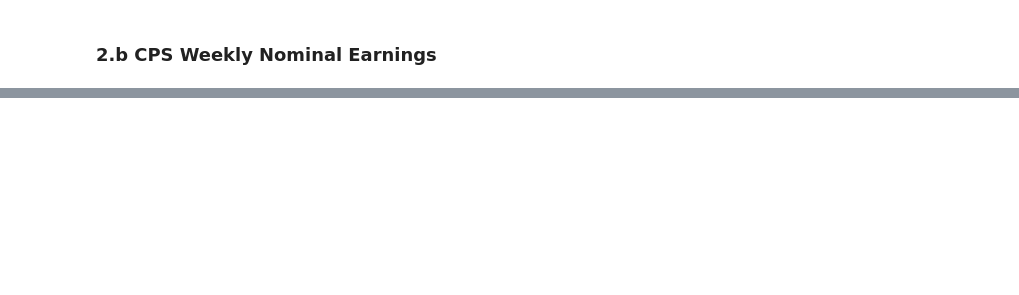
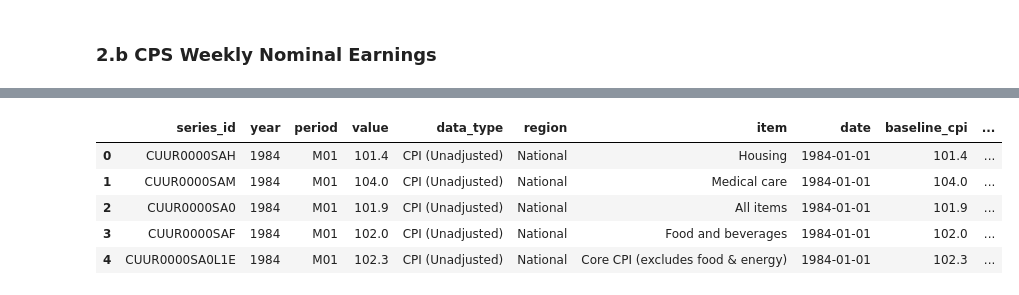
Before and after one commit to selfevidence/selfevidence.github.io, a Jupyter notebook: data/analysis/01_inflation_vs_wages_overall.ipynb, the cells around one changed output, grey strips where cells are left out. Drawn from its saved outputs; the diff is of its cells as text; code cells hidden in the pictures; blank space fills up the shorter version.

```diff
--- a/data/analysis/01_inflation_vs_wages_overall.ipynb
+++ b/data/analysis/01_inflation_vs_wages_overall.ipynb
@@ -151,0 +177,16 @@ df_wages.describe()
+# %%
+# normalize inflation data
+df_normalization_inflation = df_cpi[df_cpi['date']=='1984-01-01'][['series_id', 'value']].reset_index(drop=True)
+df_normalization_inflation.rename(columns={'value': 'baseline_cpi'}, inplace=True)
+
+df_1_inflation = pd.merge(df_cpi, df_normalization_inflation, on = 'series_id', how = 'left')
+df_1_inflation['inflation_adj'] = df_1_inflation['value'] / df_1_inflation['baseline_cpi'] * 100
+df_1_inflation = df_1_inflation.sort_values(by='date').reset_index(drop=True)
+df_1_inflation.head()
+# %% [output]
+|  | series_id | year | period | value | data_type | region | item | date | baseline_cpi | ... |
+| 0 | CUUR0000SAH | 1984 | M01 | 101.4 | CPI (Unadjusted) | National | Housing | 1984-01-01 | 101.4 | ... |
+| 1 | CUUR0000SAM | 1984 | M01 | 104.0 | CPI (Unadjusted) | National | Medical care | 1984-01-01 | 104.0 | ... |
+| 2 | CUUR0000SA0 | 1984 | M01 | 101.9 | CPI (Unadjusted) | National | All items | 1984-01-01 | 101.9 | ... |
+| 3 | CUUR0000SAF | 1984 | M01 | 102.0 | CPI (Unadjusted) | National | Food and beverages | 1984-01-01 | 102.0 | ... |
+| 4 | CUUR0000SA0L1E | 1984 | M01 | 102.3 | CPI (Unadjusted) | National | Core CPI (excludes food & energy) | 1984-01-01 | 102.3 | ... |
```
Also changed, not shown: parts of 12 cells of this notebook, 5 other files.
